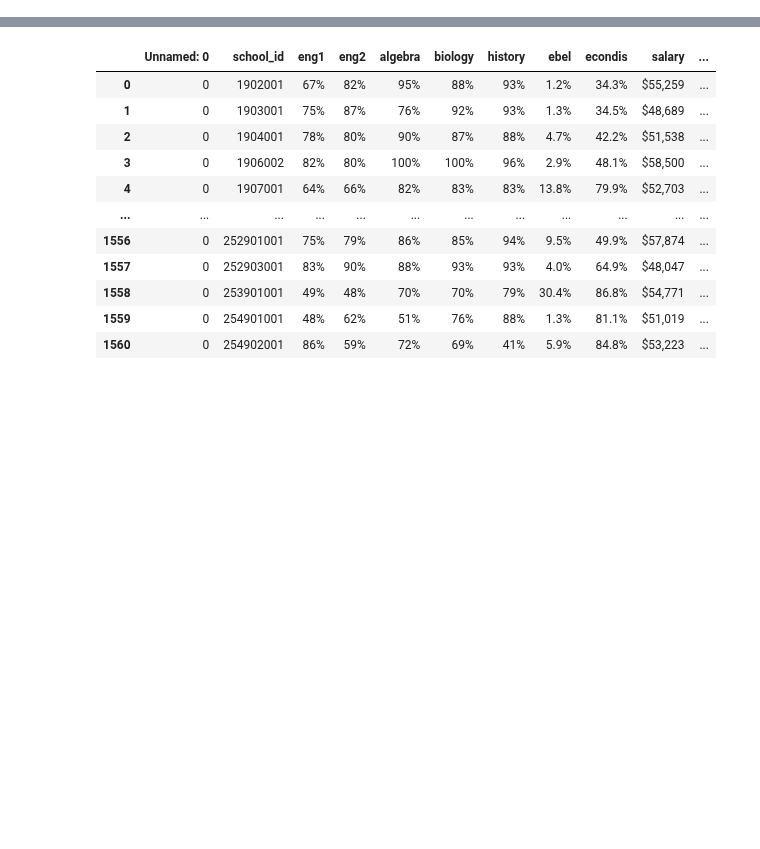
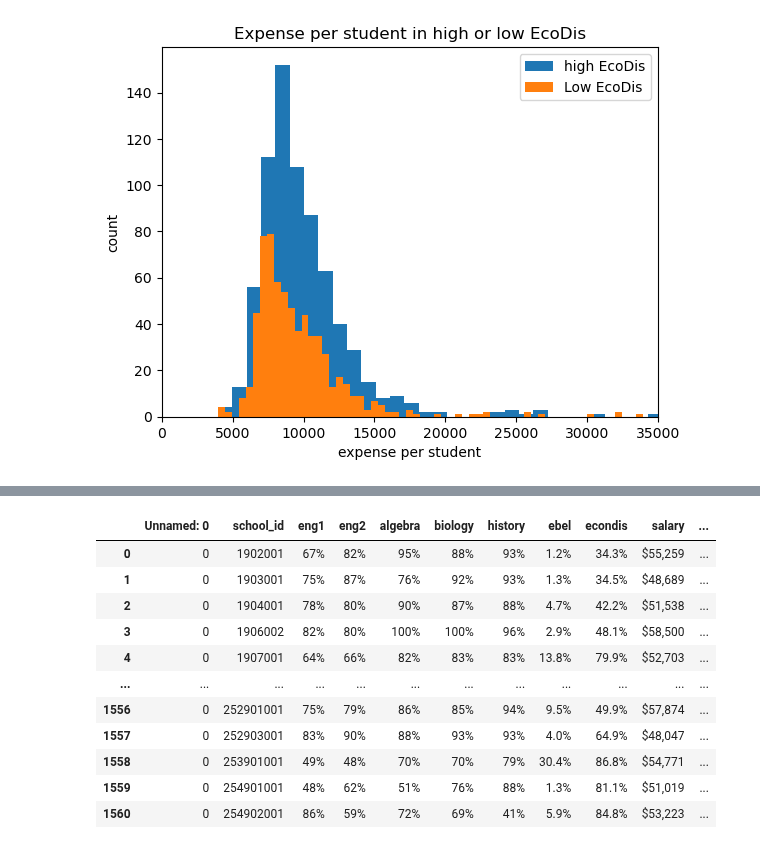
Before and after one commit to college-readiness-preds/capstone_readiness, a Jupyter notebook: bill_folder/random_stuff.ipynb, the cells around one changed output, grey strips where cells are left out. Saved outputs shown, nothing was run; the diff lists cells and outputs as text; code cells hidden in the pictures; blank space fills up the shorter version.

```diff
--- a/bill_folder/random_stuff.ipynb
+++ b/bill_folder/random_stuff.ipynb
@@ -6,0 +40,15 @@ import pandas as pd
+# %%
+high = df[df['econdis'] > 58.9]
+low = df[df['econdis'] < 58.9]
+# %%
+plt.hist(high.total_expend, bins = 65)
+plt.hist(low.total_expend, bins = 65)
+plt.xlim([0,35000])
+classes = ['high EcoDis', 'Low EcoDis']
+plt.legend(labels=classes)
+plt.title('Expense per student in high or low EcoDis')
+plt.xlabel('expense per student')
+plt.ylabel('count')
+plt.show()
+# %% [output]
+[figure, added]
```
Also changed, not shown: parts of 8 cells of this notebook, 3 other files.
